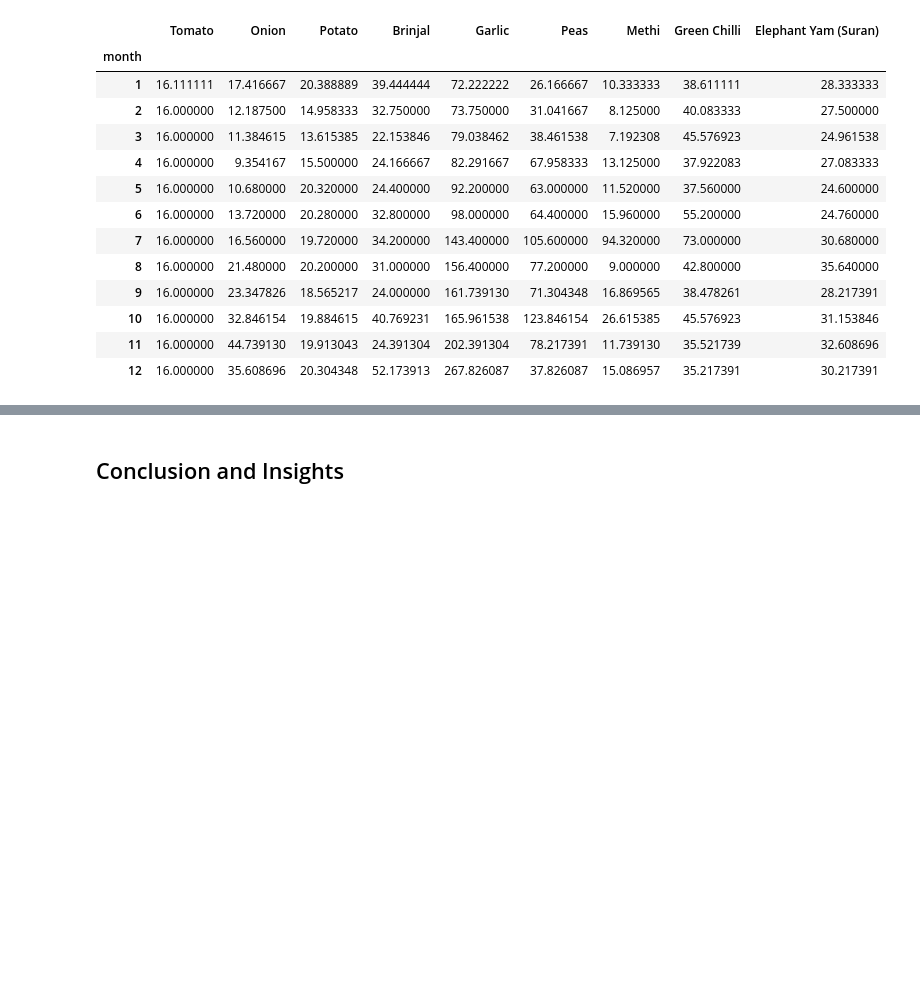
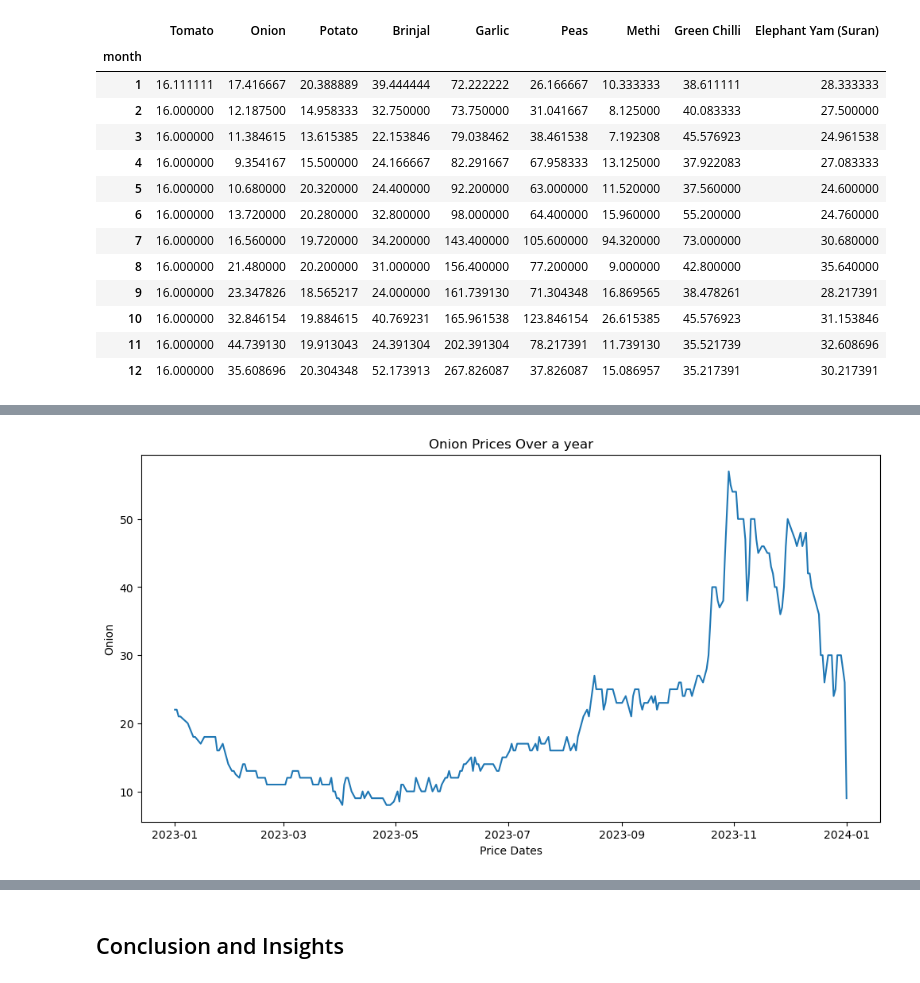
Before and after one commit to justin9503/MM6-Python-Project, a Jupyter notebook: Vegetable prices_MM6.ipynb, the cells around one changed output, grey strips where cells are left out. Saved outputs shown, nothing was run; the diff lists cells and outputs as text; code cells hidden in the pictures; blank space fills up the shorter version.

```diff
--- a/Vegetable prices_MM6.ipynb
+++ b/Vegetable prices_MM6.ipynb
@@ -163,0 +188,7 @@ plt.show()
+# %%
+plt.figure(figsize=(12, 6))
+sns.lineplot(x="Price Dates", y="Onion", data=df)
+plt.title('Onion Prices Over a year')
+plt.show()
+# %% [output]
+[figure, added]
```
Also changed, not shown: parts of 7 cells of this notebook, 1 other file.
